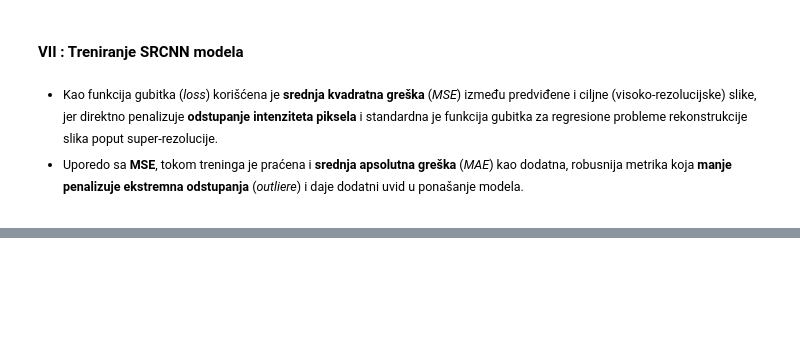
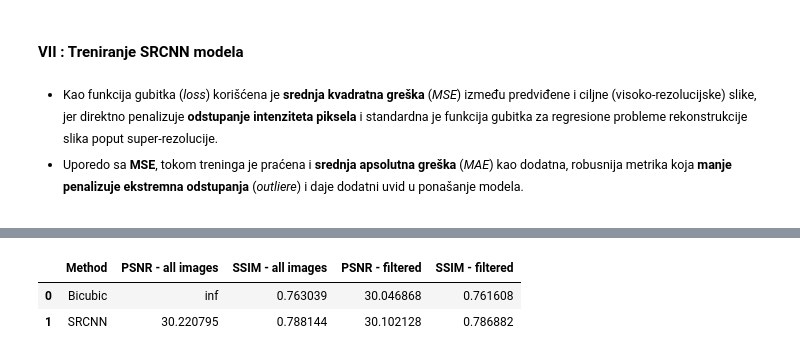
Before and after one commit to NatalijaLazic/Rekonstrukcija-i-super-rezolucija-istorijskih-slika, a Jupyter notebook: notebooks/03__SRCNN_Baseline.ipynb, the cells around one changed output, grey strips where cells are left out. Cells and saved outputs as stored; diff of their text form; code cells hidden in the pictures; blank space fills up the shorter version.

```diff
--- a/notebooks/03__SRCNN_Baseline.ipynb
+++ b/notebooks/03__SRCNN_Baseline.ipynb
@@ -237,9 +237,9 @@ class SRCNN(nn.Module):
 
         super(SRCNN, self).__init__()
 
-        self.conv1 = nn.Conv2d(in_channels=3, out_channels=64, kernel_size=9, padding=4)
-        self.conv2 = nn.Conv2d(in_channels=64, out_channels=32, kernel_size=5, padding=2)
-        self.conv3 = nn.Conv2d(in_channels=32, out_channels=3, kernel_size=5, padding=2)
+        self.conv1 = nn.Conv2d(3, 64, kernel_size=9, padding=4)
+        self.conv2 = nn.Conv2d(64, 32, kernel_size=1, padding=0)
+        self.conv3 = nn.Conv2d(32, 3, kernel_size=5, padding=2)
 
     def forward(self, x):
 
@@ -536,0 +470,86 @@ SSIM poboljšanje: 0.0251
+# %%
+from skimage.metrics import peak_signal_noise_ratio as psnr
+from skimage.metrics import structural_similarity as ssim
+import pandas as pd
+
+model.load_state_dict(best_model_state)
+
+X_val_eval = []
+predictions = []
+y_val_eval = []
+
+psnr_bicubic = []
+ssim_bicubic = []
+
+psnr_srcnn = []
+ssim_srcnn = []
+
+model.eval()
+
+with torch.no_grad():
+
+    for x_batch, y_batch in val_loader:
+
+        x_batch = x_batch.to(device)
+        y_batch = y_batch.to(device)
+
+        y_pred = model(x_batch)
+        y_pred = torch.clamp(y_pred, 0, 1) # ograničimo vrednosti piksela na [0, 1]
+
+        x_batch = x_batch.cpu().numpy() # tenzori, a skimage.metrics ocekuje NumPy nizove
+        y_pred = y_pred.cpu().numpy()
+        y_batch = y_batch.cpu().numpy()
+
+        X_val_eval.append(x_batch)
+        predictions.append(y_pred)
+        y_val_eval.append(y_batch)
+
+        for bicubic, pred, true in zip(x_batch, y_pred, y_batch):
+
+            # (C, H, W) -> (H, W, C)
+            bicubic = np.transpose(bicubic, (1, 2, 0)) # skimage za RGB sliku očekuje (H, W, C)
+            pred = np.transpose(pred, (1, 2, 0))
+            true = np.transpose(true, (1, 2, 0))
+
+            psnr_bicubic.append(psnr(true, bicubic, data_range=1.0))
+            ssim_bicubic.append(ssim(true, bicubic, data_range=1.0, channel_axis=-1))
+
+            psnr_srcnn.append(psnr(true, pred, data_range=1.0))
+            ssim_srcnn.append(ssim(true, pred, data_range=1.0, channel_axis=-1)) # RGB kanali se nalaze na poslednjoj dimenziji
+
+X_val_eval = np.concatenate(X_val_eval, axis=0)
+predictions = np.concatenate(predictions, axis=0)
+y_val_eval = np.concatenate(y_val_eval, axis=0)
+
+# (N, C, H, W) -> (N, H, W, C)
+X_val_eval = X_val_eval.transpose(0, 2, 3, 1)
+predictions = predictions.transpose(0, 2, 3, 1)
+y_val_eval = y_val_eval.transpose(0, 2, 3, 1)
+
+psnr_bicubic_array = np.array(psnr_bicubic)
+psnr_srcnn_array = np.array(psnr_srcnn)
+ssim_bicubic_array = np.array(ssim_bicubic)
+ssim_srcnn_array = np.array(ssim_srcnn)
+
+perfect_indices = np.where(np.isinf(psnr_bicubic_array))[0] # Indeksi na kojima Bicubic ima PSNR = inf
+
+mask = ~np.isinf(psnr_bicubic_array)
+
+psnr_bicubic_filtered = psnr_bicubic_array[mask]
+psnr_srcnn_filtered = psnr_srcnn_array[mask]
+ssim_bicubic_filtered = ssim_bicubic_array[mask]
+ssim_srcnn_filtered = ssim_srcnn_array[mask]
+
+results = pd.DataFrame({
+    "Method": ["Bicubic", "SRCNN"],
+    "PSNR - all images": [np.mean(psnr_bicubic_array), np.mean(psnr_srcnn_array)],
+    "SSIM - all images": [np.mean(ssim_bicubic_array), np.mean(ssim_srcnn_array)],
+    "PSNR - filtered": [np.mean(psnr_bicubic_filtered), np.mean(psnr_srcnn_filtered)],
+    "SSIM - filtered": [np.mean(ssim_bicubic_filtered), np.mean(ssim_srcnn_filtered)]
+})
+
+results
+# %% [output]
+|  | Method | PSNR - all images | SSIM - all images | PSNR - filtered | SSIM - filtered |
+| 0 | Bicubic | inf | 0.763039 | 30.046868 | 0.761608 |
+| 1 | SRCNN | 30.220795 | 0.788144 | 30.102128 | 0.786882 |
```
Also changed, not shown: parts of 24 cells of this notebook.
